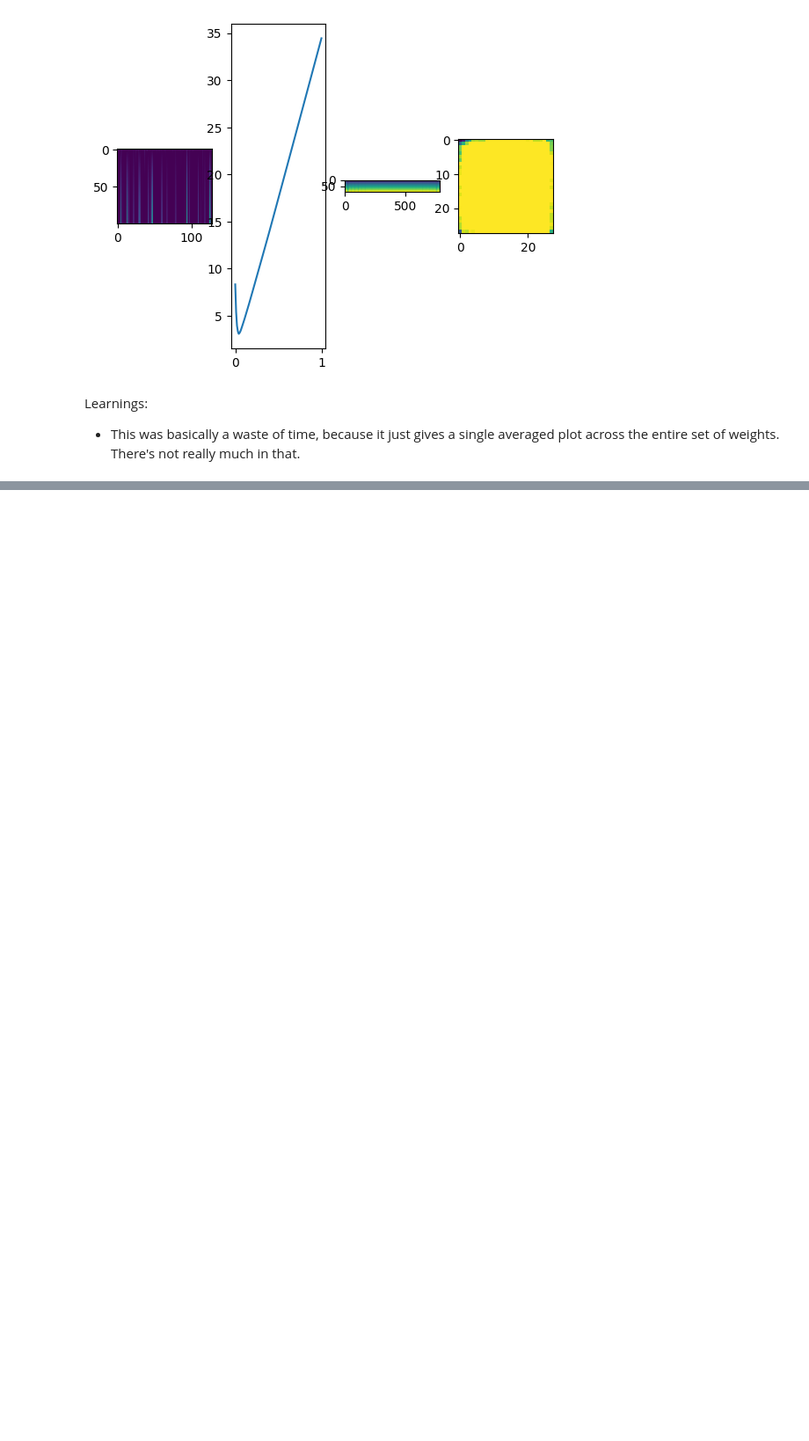
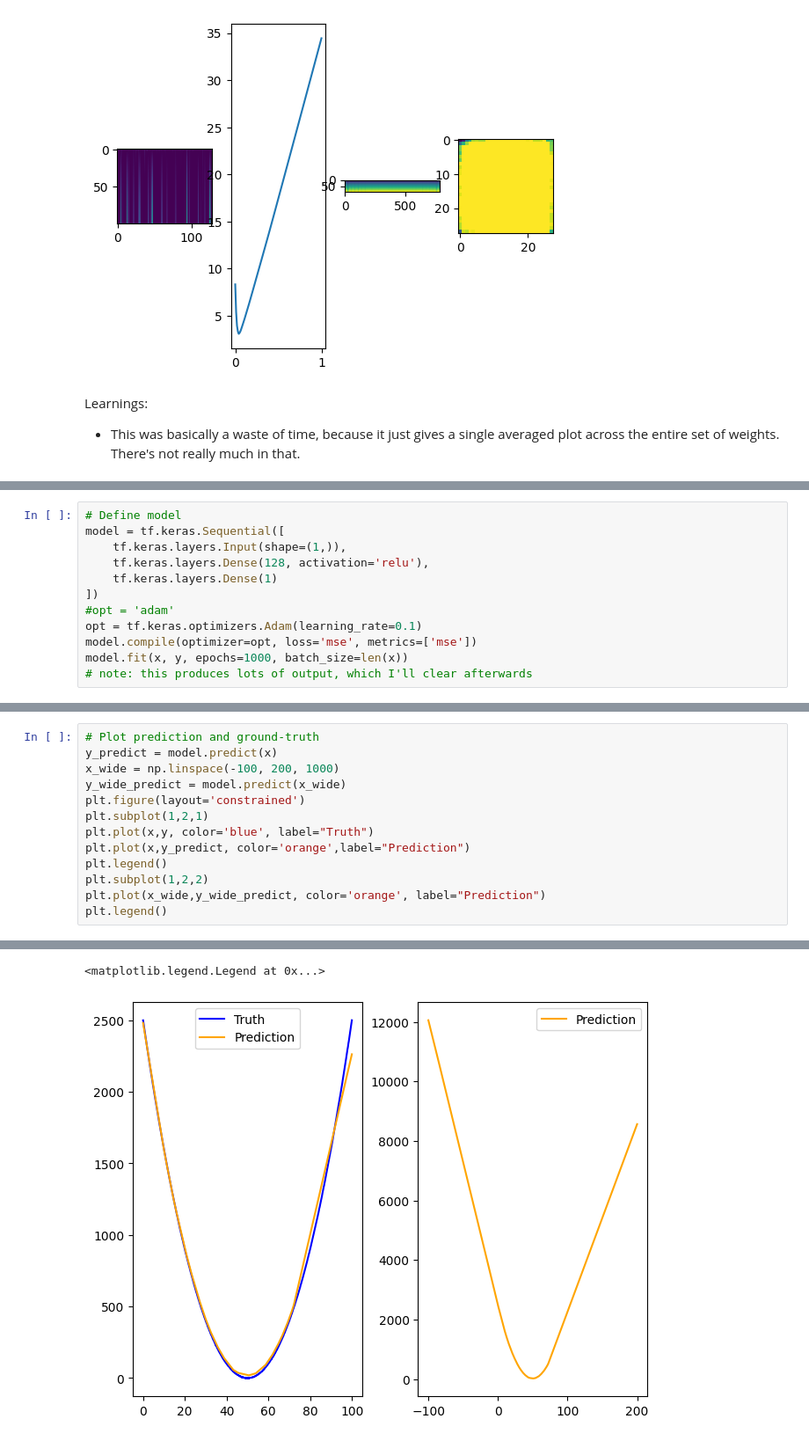
Before and after one commit to malcolmlett/training-instrumentation-toolkit, a Jupyter notebook: Weight_visualisations_v2.ipynb, the cells around one changed output, grey strips where cells are left out. Shown at 88% size. Saved outputs shown, nothing was run; the diff lists cells and outputs as text; blank space fills up the shorter version.

```diff
--- a/Weight_visualisations_v2.ipynb
+++ b/Weight_visualisations_v2.ipynb
@@ -656,0 +680,12 @@ Learnings:
+# %%
+# Define model
+model = tf.keras.Sequential([
+    tf.keras.layers.Input(shape=(1,)),
+    tf.keras.layers.Dense(128, activation='relu'),
+    tf.keras.layers.Dense(1)
+])
+#opt = 'adam'
+opt = tf.keras.optimizers.Adam(learning_rate=0.1)
+model.compile(optimizer=opt, loss='mse', metrics=['mse'])
+model.fit(x, y, epochs=1000, batch_size=len(x))
+# note: this produces lots of output, which I'll clear afterwards
@@ -656,0 +708,14 @@ Learnings:
+# %%
+# Plot prediction and ground-truth
+y_predict = model.predict(x)
+x_wide = np.linspace(-100, 200, 1000)
+y_wide_predict = model.predict(x_wide)
+plt.figure(layout='constrained')
+plt.subplot(1,2,1)
+plt.plot(x,y, color='blue', label="Truth")
+plt.plot(x,y_predict, color='orange',label="Prediction")
+plt.legend()
+plt.subplot(1,2,2)
+plt.plot(x_wide,y_wide_predict, color='orange', label="Prediction")
+plt.legend()
+# %% [output]
@@ -656,0 +724,2 @@ Learnings:
+<matplotlib.legend.Legend at 0x...>
+[figure, added]
```
Also changed, not shown: parts of 15 cells of this notebook.
